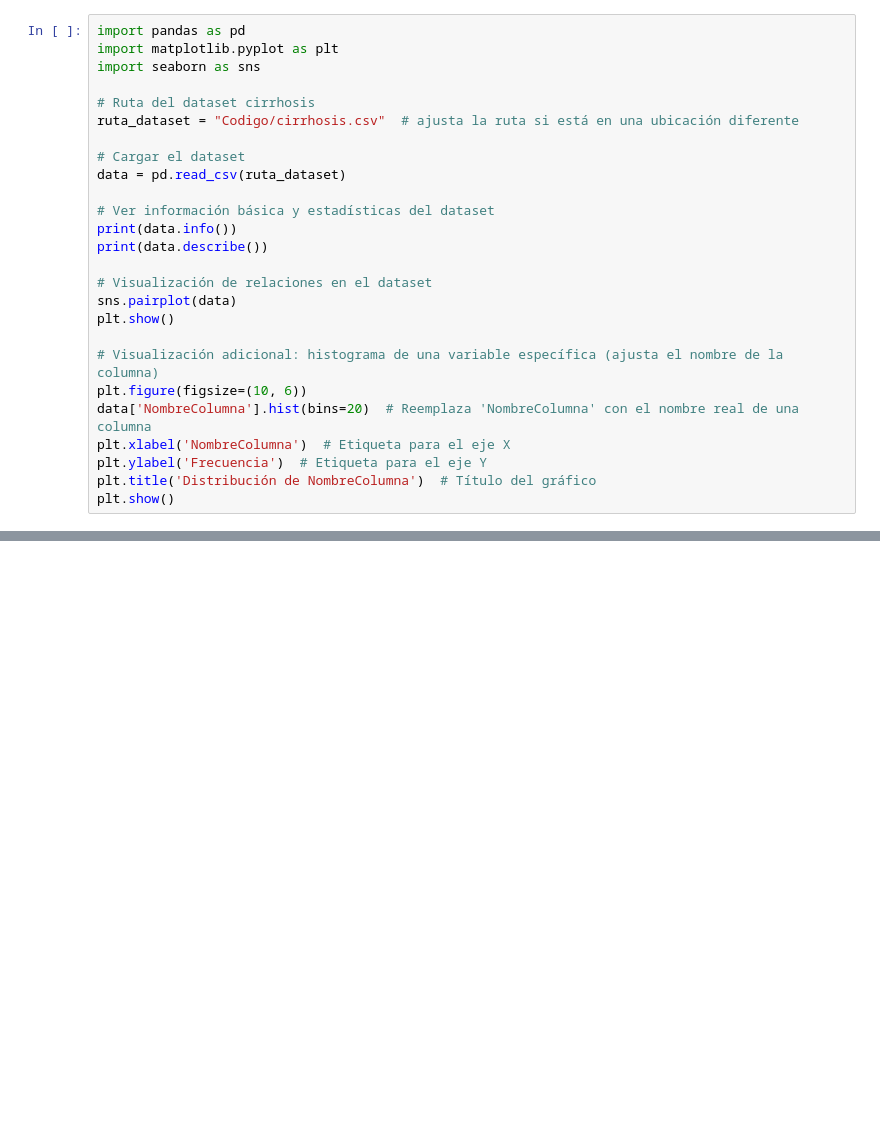
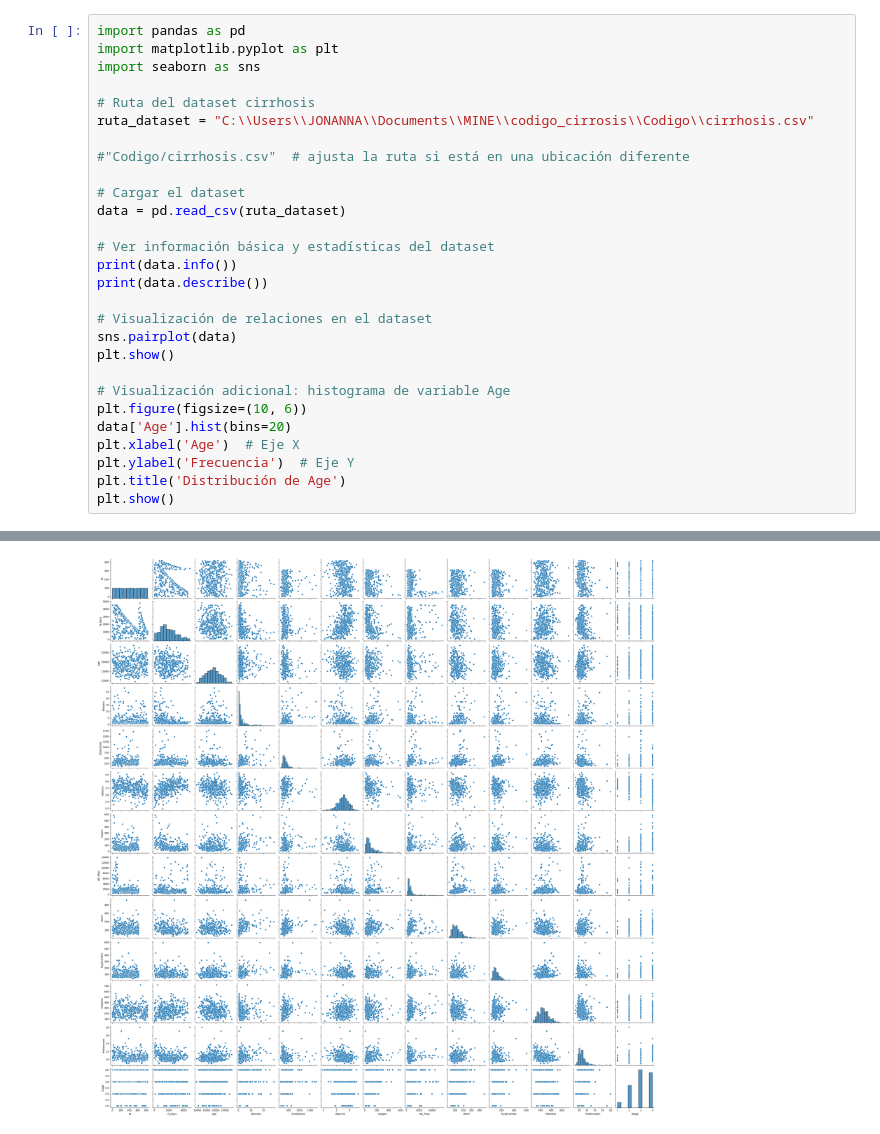
Before and after one commit to SP2024MINE/codigo_cirrosis, a Jupyter notebook: Codigo/Exploración Dataset Cirrosis.ipynb, the cells around one changed output, grey strips where cells are left out. Cells and saved outputs as stored; diff of their text form; blank space fills up the shorter version.

```diff
--- a/Codigo/Exploración Dataset Cirrosis.ipynb
+++ b/Codigo/Exploración Dataset Cirrosis.ipynb
@@ -4,7 +4,9 @@ import matplotlib.pyplot as plt
 import seaborn as sns
 
 # Ruta del dataset cirrhosis
-ruta_dataset = "Codigo/cirrhosis.csv"  # ajusta la ruta si está en una ubicación diferente
+ruta_dataset = "C:\\Users\\JONANNA\\Documents\\MINE\\codigo_cirrosis\\Codigo\\cirrhosis.csv"
+
+#"Codigo/cirrhosis.csv"  # ajusta la ruta si está en una ubicación diferente
 
 # Cargar el dataset
 data = pd.read_csv(ruta_dataset)
@@ -17,11 +19,11 @@ print(data.describe())
 sns.pairplot(data)
 plt.show()
 
-# Visualización adicional: histograma de una variable específica (ajusta el nombre de la columna)
+# Visualización adicional: histograma de variable Age
 plt.figure(figsize=(10, 6))
-data['NombreColumna'].hist(bins=20)  # Reemplaza 'NombreColumna' con el nombre real de una columna
-plt.xlabel('NombreColumna')  # Etiqueta para el eje X
-plt.ylabel('Frecuencia')  # Etiqueta para el eje Y
-plt.title('Distribución de NombreColumna')  # Título del gráfico
+data['Age'].hist(bins=20)
+plt.xlabel('Age')  # Eje X
+plt.ylabel('Frecuencia')  # Eje Y
+plt.title('Distribución de Age')
 plt.show()
 # %% [output]
@@ -28,0 +47 @@ AttributeError: module 'matplotlib.cm' has no attribute 'register_cmap'
+[figure, added]
```
Also changed, not shown: parts of 1 cell of this notebook, 4 other files.
